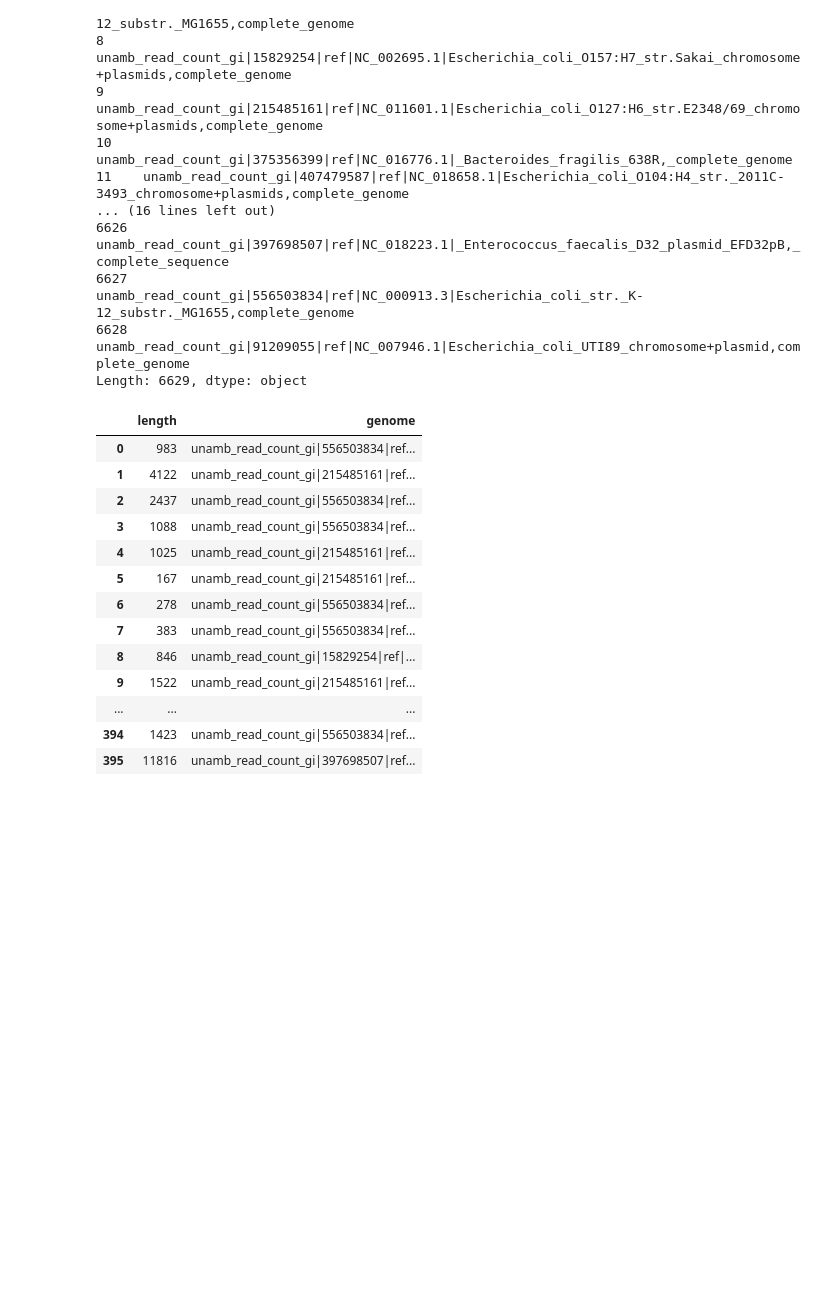
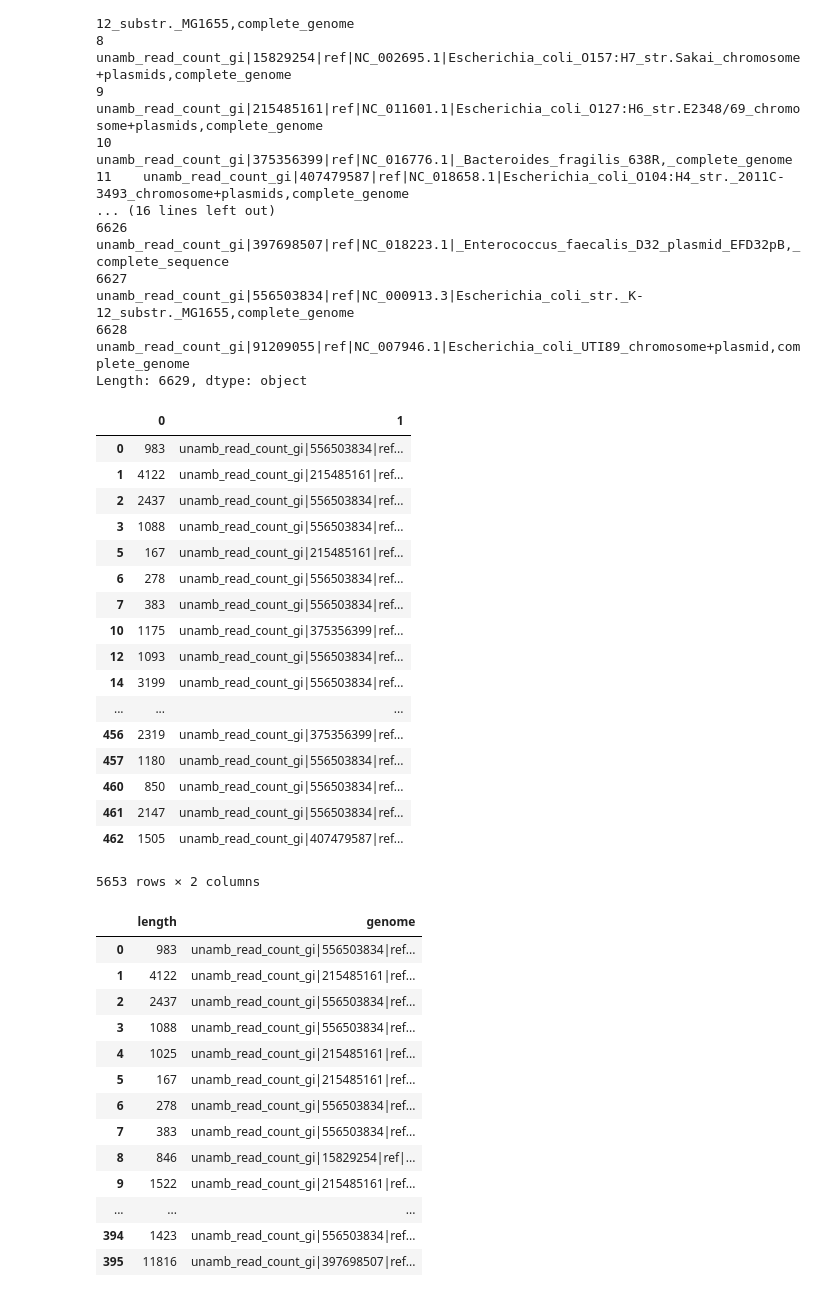
Before and after one commit to inodb/notebooks, a Jupyter notebook: concoct/metagenome-coverage-mocks.ipynb, the cells around one changed output. Saved outputs shown, nothing was run; the diff lists cells and outputs as text; code cells hidden in the pictures; blank space fills up the shorter version.

```diff
--- a/concoct/metagenome-coverage-mocks.ipynb
+++ b/concoct/metagenome-coverage-mocks.ipynb
@@ -289,6 +290,27 @@ ccount1.ix[:, 1:21].idxmax(axis=1)
 Length: 6629, dtype: object
 # %%
 cinfo1 = pd.read_csv("NewMock1/out_41/map/Sorted_Sample1006_R1_seed0_CPUs42.fasta.gz/bowtie2/asm_pair-smds.coverage.percontig", sep="\t").sort("contig").reset_index(drop=True)
+# %%
+pd.concat([cinfo1.loc[ccount1.ix[:, 1:21].sum(axis=1) > 1000].ix[:, 1], ccount1.loc[ccount1.ix[:, 1:21].sum(axis=1) > 1000].ix[:, 1:21].idxmax(axis=1)], axis=1)
+# %% [output]
+|  | 0 | 1 |
+| 0 | 983 | unamb_read_count_gi|556503834|ref... |
+| 1 | 4122 | unamb_read_count_gi|215485161|ref... |
+| 2 | 2437 | unamb_read_count_gi|556503834|ref... |
+| 3 | 1088 | unamb_read_count_gi|556503834|ref... |
+| 5 | 167 | unamb_read_count_gi|215485161|ref... |
+| 6 | 278 | unamb_read_count_gi|556503834|ref... |
+| 7 | 383 | unamb_read_count_gi|556503834|ref... |
+| 10 | 1175 | unamb_read_count_gi|375356399|ref... |
+| 12 | 1093 | unamb_read_count_gi|556503834|ref... |
+| 14 | 3199 | unamb_read_count_gi|556503834|ref... |
+| ... | ... | ... |
+| 456 | 2319 | unamb_read_count_gi|375356399|ref... |
+| 457 | 1180 | unamb_read_count_gi|556503834|ref... |
+| 460 | 850 | unamb_read_count_gi|556503834|ref... |
+| 461 | 2147 | unamb_read_count_gi|556503834|ref... |
+| 462 | 1505 | unamb_read_count_gi|407479587|ref... |
+5653 rows × 2 columns
 # %%
 a = pd.concat([cinfo1.ix[:, 1], ccount1.ix[:, 1:21].idxmax(axis=1)], axis=1)
 a.columns=["length", "genome"]
```
Also changed, not shown: parts of 5 cells of this notebook.
